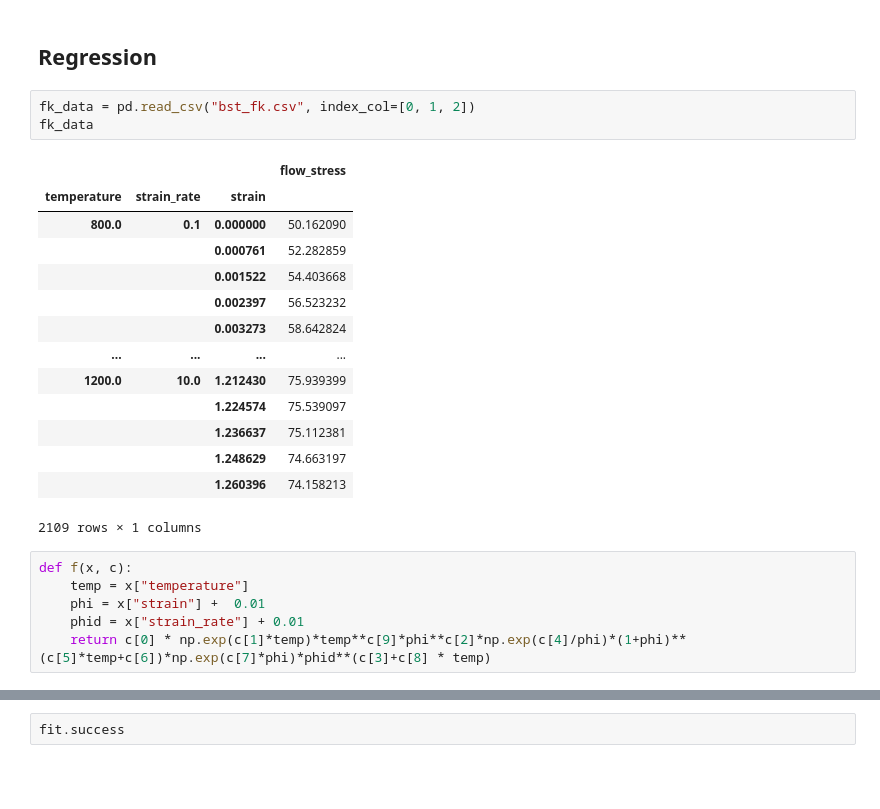
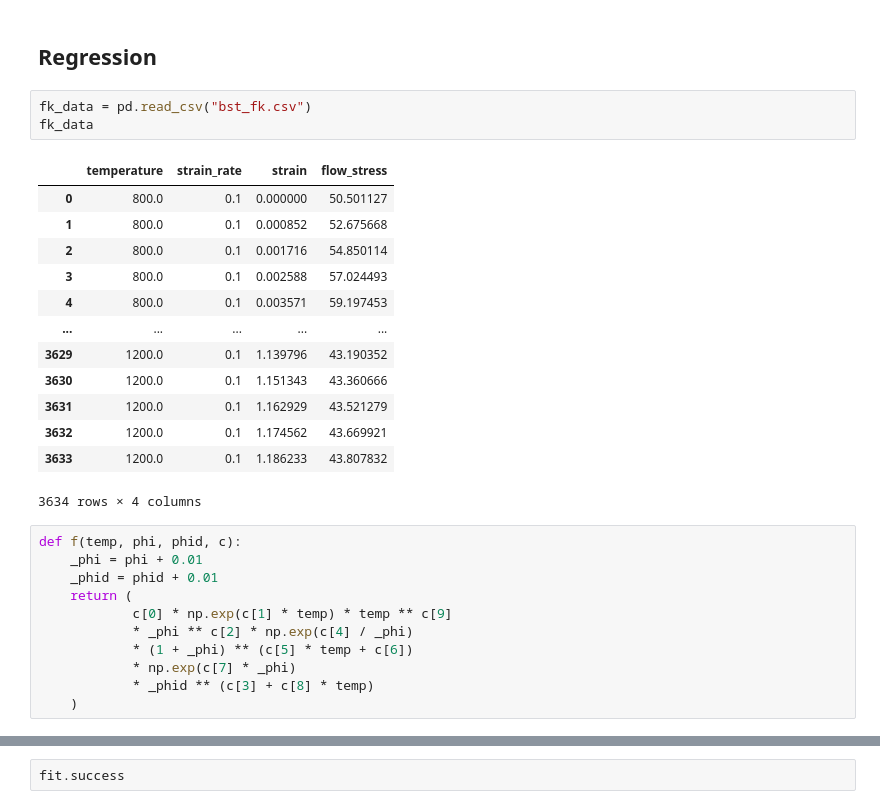
Before and after one commit to axtimhaus/imf-kolloquium-weiner-stats, a Jupyter notebook: Statistik für Umformtechniker.ipynb, the cells around one changed output, grey strips where cells are left out. Saved outputs shown, nothing was run; the diff lists cells and outputs as text; blank space fills up the shorter version.

```diff
--- a/Statistik für Umformtechniker.ipynb
+++ b/Statistik für Umformtechniker.ipynb
@@ -210,29 +229,33 @@ Daumenregeln zur Klassfikation der Werte von $d$ [[Sawilowski2009](https://doi.o
 # %% [markdown]
 ## Regression
 # %%
-fk_data = pd.read_csv("bst_fk.csv", index_col=[0, 1, 2])
+fk_data = pd.read_csv("bst_fk.csv")
 fk_data
 # %% [output]
-|  |  |  | flow_stress |
-| temperature | strain_rate | strain |  |
-| 800.0 | 0.1 | 0.000000 | 50.162090 |
-|  |  | 0.000761 | 52.282859 |
-|  |  | 0.001522 | 54.403668 |
-|  |  | 0.002397 | 56.523232 |
-|  |  | 0.003273 | 58.642824 |
-| ... | ... | ... | ... |
-| 1200.0 | 10.0 | 1.212430 | 75.939399 |
-|  |  | 1.224574 | 75.539097 |
-|  |  | 1.236637 | 75.112381 |
-|  |  | 1.248629 | 74.663197 |
-|  |  | 1.260396 | 74.158213 |
+|  | temperature | strain_rate | strain | flow_stress |
+| 0 | 800.0 | 0.1 | 0.000000 | 50.501127 |
+| 1 | 800.0 | 0.1 | 0.000852 | 52.675668 |
+| 2 | 800.0 | 0.1 | 0.001716 | 54.850114 |
+| 3 | 800.0 | 0.1 | 0.002588 | 57.024493 |
+| 4 | 800.0 | 0.1 | 0.003571 | 59.197453 |
+| ... | ... | ... | ... | ... |
+| 3629 | 1200.0 | 0.1 | 1.139796 | 43.190352 |
+| 3630 | 1200.0 | 0.1 | 1.151343 | 43.360666 |
+| 3631 | 1200.0 | 0.1 | 1.162929 | 43.521279 |
+| 3632 | 1200.0 | 0.1 | 1.174562 | 43.669921 |
+| 3633 | 1200.0 | 0.1 | 1.186233 | 43.807832 |
-2109 rows × 1 columns
+3634 rows × 4 columns
 # %%
-def f(x, c):
-    temp = x["temperature"]
-    phi = x["strain"] +  0.01
-    phid = x["strain_rate"] + 0.01
-    return c[0] * np.exp(c[1]*temp)*temp**c[9]*phi**c[2]*np.exp(c[4]/phi)*(1+phi)**(c[5]*temp+c[6])*np.exp(c[7]*phi)*phid**(c[3]+c[8] * temp)
+def f(temp, phi, phid, c):
+    _phi = phi + 0.01
+    _phid = phid + 0.01
+    return (
+            c[0] * np.exp(c[1] * temp) * temp ** c[9]
+            * _phi ** c[2] * np.exp(c[4] / _phi)
+            * (1 + _phi) ** (c[5] * temp + c[6])
+            * np.exp(c[7] * _phi)
+            * _phid ** (c[3] + c[8] * temp)
+    )
 # %%
 from scipy.optimize import least_squares
 
```
Also changed, not shown: parts of 17 cells of this notebook, 5 other files.
